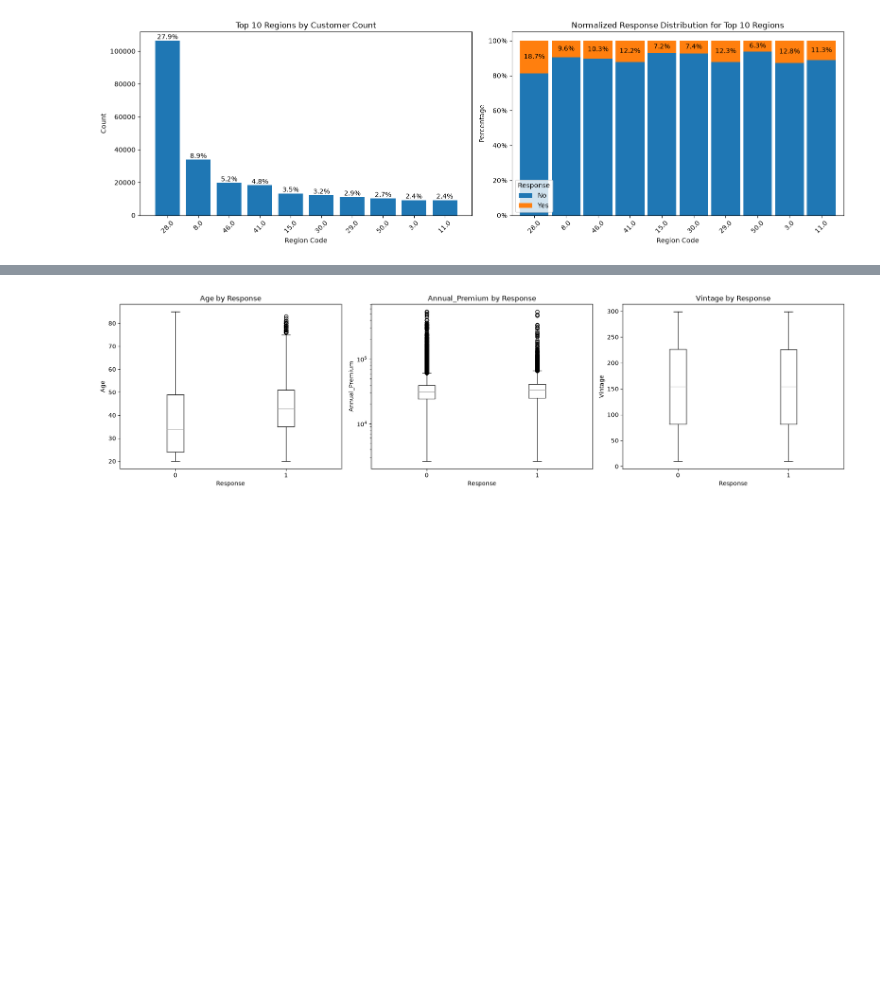
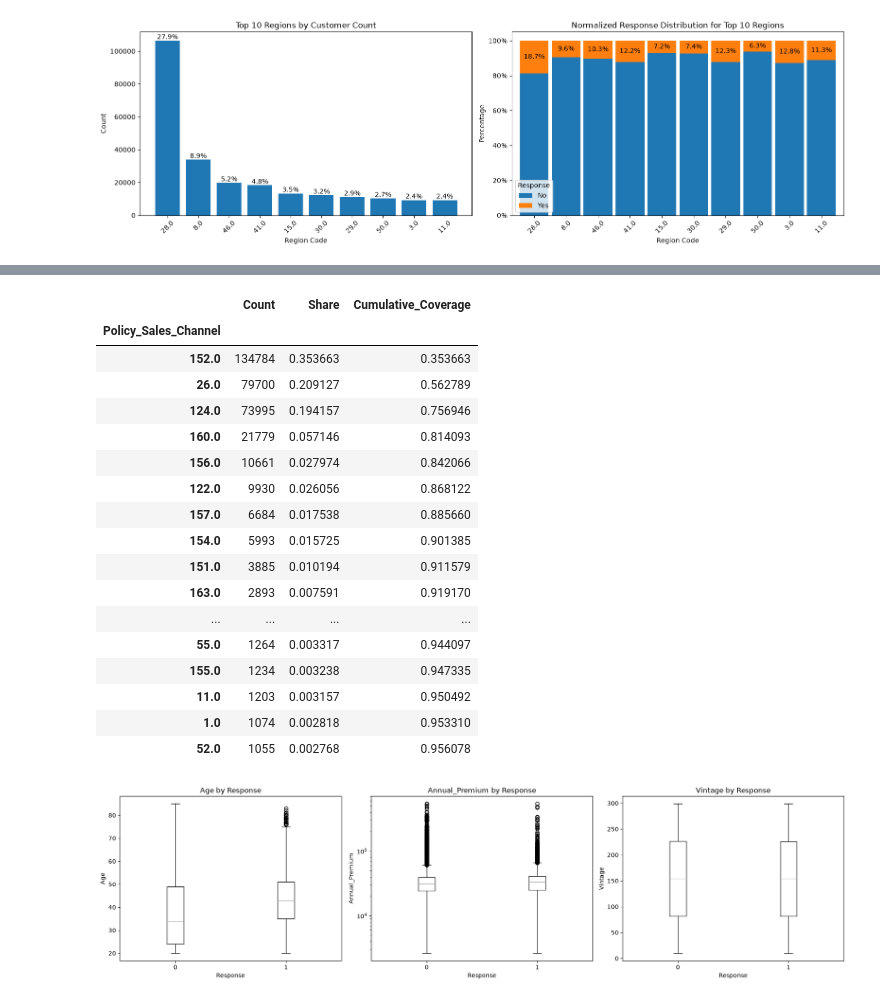
Before and after one commit to asherdata1/health-insurance-cross-sell-prediction, a Jupyter notebook: 02_notebooks/asher_eda.ipynb, the cells around one changed output, grey strips where cells are left out. Saved outputs shown, nothing was run; the diff lists cells and outputs as text; code cells hidden in the pictures; blank space fills up the shorter version.

Commit message:
Establish final notebook structure and modeling/evaluation framework

```diff
--- a/02_notebooks/asher_eda.ipynb
+++ b/02_notebooks/asher_eda.ipynb
@@ -472,3 +540,35 @@ plt.show()
+# %%
+channel_counts = df["Policy_Sales_Channel"].value_counts()
+
+channel_summary = pd.DataFrame({
+    "Count": channel_counts,
+    "Share": channel_counts / channel_counts.sum()
+})
+
+channel_summary["Cumulative_Coverage"] = (
+    channel_summary["Share"].cumsum()
+)
+
+channel_summary.head(20)
+# %% [output]
+|  | Count | Share | Cumulative_Coverage |
+| Policy_Sales_Channel |  |  |  |
+| 152.0 | 134784 | 0.353663 | 0.353663 |
+| 26.0 | 79700 | 0.209127 | 0.562789 |
+| 124.0 | 73995 | 0.194157 | 0.756946 |
+| 160.0 | 21779 | 0.057146 | 0.814093 |
+| 156.0 | 10661 | 0.027974 | 0.842066 |
+| 122.0 | 9930 | 0.026056 | 0.868122 |
+| 157.0 | 6684 | 0.017538 | 0.885660 |
+| 154.0 | 5993 | 0.015725 | 0.901385 |
+| 151.0 | 3885 | 0.010194 | 0.911579 |
+| 163.0 | 2893 | 0.007591 | 0.919170 |
+| ... | ... | ... | ... |
+| 55.0 | 1264 | 0.003317 | 0.944097 |
+| 155.0 | 1234 | 0.003238 | 0.947335 |
+| 11.0 | 1203 | 0.003157 | 0.950492 |
+| 1.0 | 1074 | 0.002818 | 0.953310 |
+| 52.0 | 1055 | 0.002768 | 0.956078 |
 # %%
 numeric_cols = ["Age", "Annual_Premium", "Vintage"]
 
```
Also changed, not shown: parts of 7 cells of this notebook, 2 other files.
